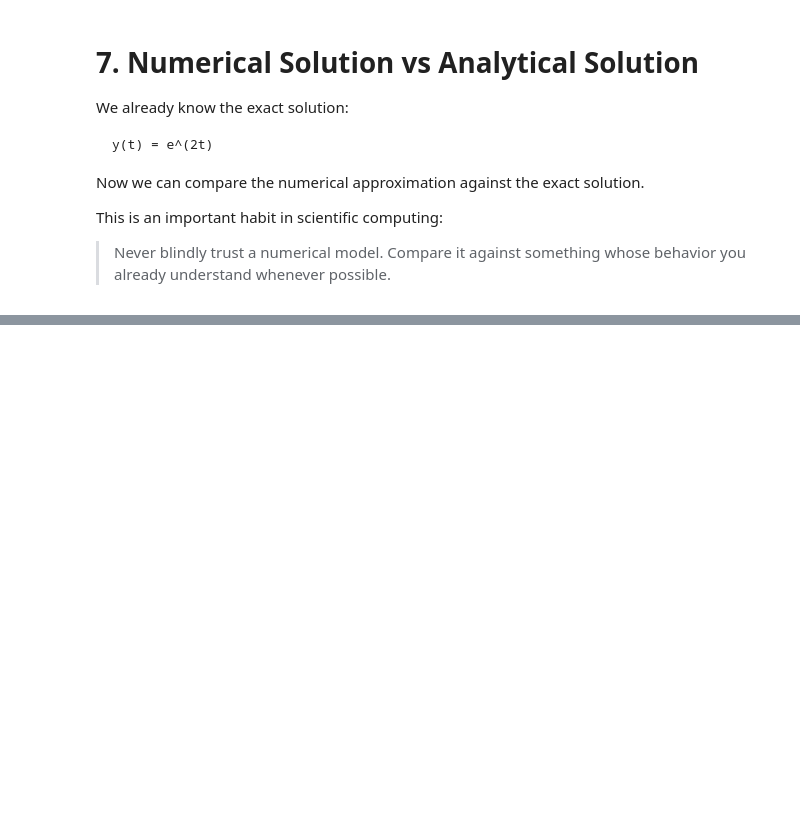
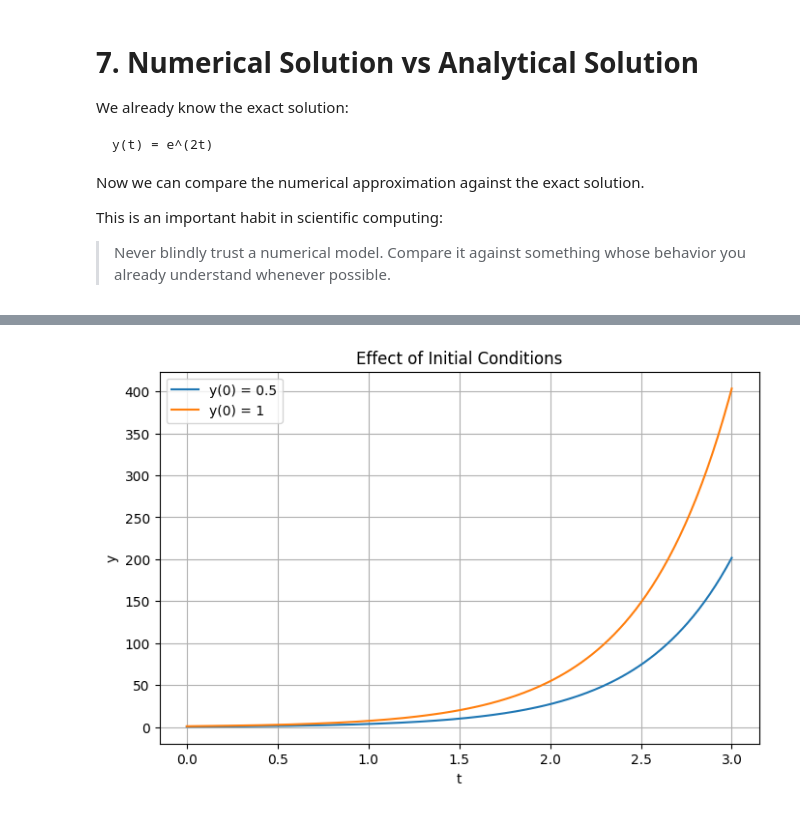
Before and after one commit to AnirbansarkarS/PINN-Research-notebooks, a Jupyter notebook: ODE Foundations with Python.ipynb, the cells around one changed output, grey strips where cells are left out. Drawn from its saved outputs; the diff is of its cells as text; code cells hidden in the pictures; blank space fills up the shorter version.

```diff
--- a/ODE Foundations with Python.ipynb
+++ b/ODE Foundations with Python.ipynb
@@ -387,0 +585,41 @@ This is an important habit in scientific computing:
+# %%
+def solve_with_initial_condition(initial_value):
+    """
+    Solve dy/dt = 2y for a specified initial condition.
+    """
+
+    solution = solve_ivp(
+        ode_function,
+        (0, 3),
+        [initial_value],
+        t_eval=np.linspace(0, 3, 200)
+    )
+
+    return solution
+
+
+solution_05 = solve_with_initial_condition(0.5)
+
+plt.figure(figsize=(8, 5))
+
+plt.plot(
+    solution_05.t,
+    solution_05.y[0],
+    label="y(0) = 0.5"
+)
+
+plt.plot(
+    t_numeric,
+    y_numeric,
+    label="y(0) = 1"
+)
+
+plt.xlabel("t")
+plt.ylabel("y")
+plt.title("Effect of Initial Conditions")
+plt.grid(True)
+plt.legend()
+
+plt.show()
+# %% [output]
+[figure, added]
```
Also changed, not shown: parts of 8 cells of this notebook.
